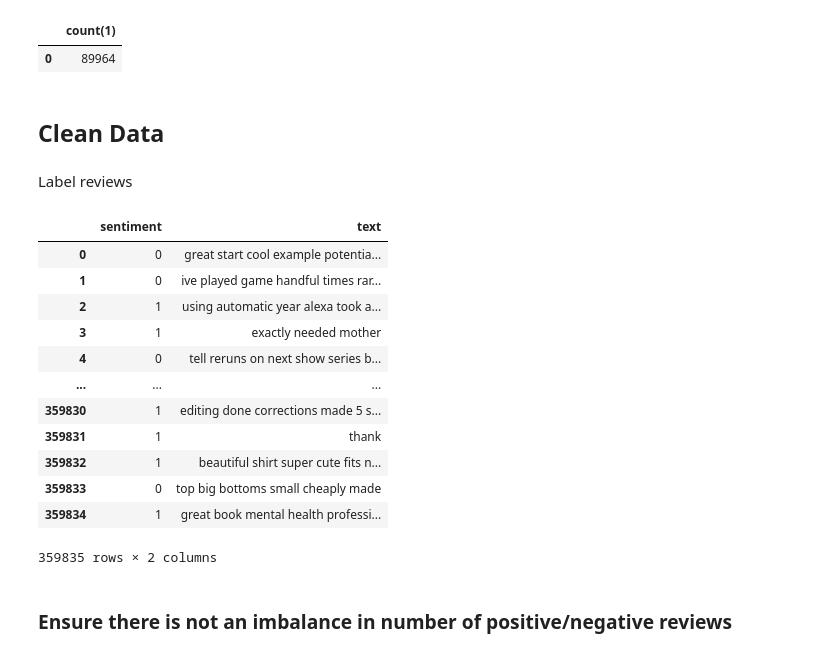
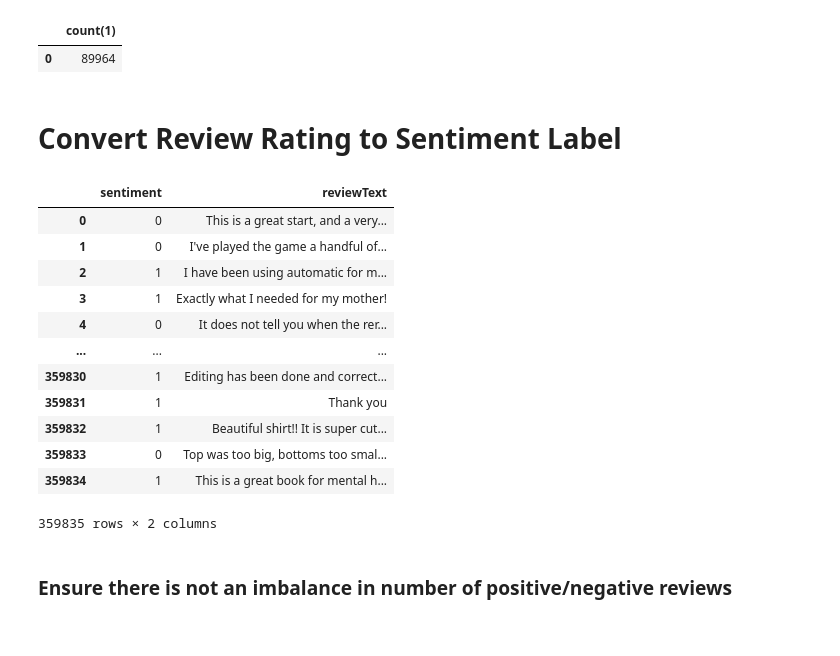
Before and after one commit to idenc/SENG-550-Amazon, a Jupyter notebook: SENG550Project.ipynb, the cells around one changed output. Drawn from its saved outputs; the diff is of its cells as text; code cells hidden in the pictures.

Commit message:
Finished notebook

```diff
--- a/SENG550Project.ipynb
+++ b/SENG550Project.ipynb
@@ -71,8 +76,10 @@ def load_json(file_location):
 # %% [markdown]
 Load training data
 # %%
-train_reviews = load_json("/home/ubuntu/notebooks/sample_amazon_review_5_train.json")
+train_reviews = load_json(
+    "/home/ubuntu/notebooks/sample_amazon_review_5_train.json")
 # %% [markdown]
 Load testing data
 # %%
-test_reviews = load_json("/home/ubuntu/notebooks/sampled_amazon_review_5_val.json")
+test_reviews = load_json(
+    "/home/ubuntu/notebooks/sampled_amazon_review_5_val.json")
@@ -121,5 +129,3 @@ spark.sql('SELECT COUNT(*) FROM test_reviews').toPandas()
 # %% [output]
 |  | count(1) |
 | 0 | 89964 |
-# %% [markdown]
-## Clean Data
@@ -170,39 +132,37 @@ test_reviews = test_reviews.withColumn(
-# %% [markdown]
-Label reviews
+# %% [markdown]
+# Convert Review Rating to Sentiment Label
 # %%
 from pyspark.sql.functions import lit, when, col, regexp_extract
 
 # label all reviews with greater than 3 stars as a positive review (1), else negative (0)
 labelled_train = train_reviews.withColumn(
     'overall', when(col("overall") > 3, 1).otherwise(0))
 labelled_test = test_reviews.withColumn(
     'overall', when(col("overall") > 3, 1).otherwise(0))
-# Drop all columns except reviewText and sentiment label
+# Drop all columns except reviewText, and sentiment label
 labelled_train = labelled_train.select(
-    [c for c in labelled_train.columns if c in {'text_nosw', 'overall'}])
+    [c for c in labelled_train.columns if c in {'reviewText', 'overall'}])
 labelled_test = labelled_test.select(
-    [c for c in labelled_test.columns if c in {'text_nosw', 'overall'}])
+    [c for c in labelled_test.columns if c in {'reviewText', 'overall'}])
 
-# Rename text_nosw to text and overall to sentiment
-labelled_train = labelled_train.withColumnRenamed(
-    "text_nosw", "text").withColumnRenamed("overall", "sentiment")
-labelled_test = labelled_test.withColumnRenamed(
-    "text_nosw", "text").withColumnRenamed("overall", "sentiment")
+# Rename overall to sentiment
+labelled_train = labelled_train.withColumnRenamed("overall", "sentiment")
+labelled_test = labelled_test.withColumnRenamed("overall", "sentiment")
 
 labelled_train.toPandas()
 # %% [output]
-|  | sentiment | text |
-| 0 | 0 | great start cool example potentia... |
-| 1 | 0 | ive played game handful times rar... |
-| 2 | 1 | using automatic year alexa took a... |
-| 3 | 1 | exactly needed mother |
-| 4 | 0 | tell reruns on next show series b... |
+|  | sentiment | reviewText |
+| 0 | 0 | This is a great start, and a very... |
+| 1 | 0 | I've played the game a handful of... |
+| 2 | 1 | I have been using automatic for m... |
+| 3 | 1 | Exactly what I needed for my mother! |
+| 4 | 0 | It does not tell you when the rer... |
 | ... | ... | ... |
-| 359830 | 1 | editing done corrections made 5 s... |
-| 359831 | 1 | thank |
-| 359832 | 1 | beautiful shirt super cute fits n... |
-| 359833 | 0 | top big bottoms small cheaply made |
-| 359834 | 1 | great book mental health professi... |
+| 359830 | 1 | Editing has been done and correct... |
+| 359831 | 1 | Thank you |
+| 359832 | 1 | Beautiful shirt!! It is super cut... |
+| 359833 | 0 | Top was too big, bottoms too smal... |
+| 359834 | 1 | This is a great book for mental h... |
 359835 rows × 2 columns
 # %%
 # need equal number of negative and positive reviews
```
Also changed, not shown: parts of 69 cells of this notebook.
